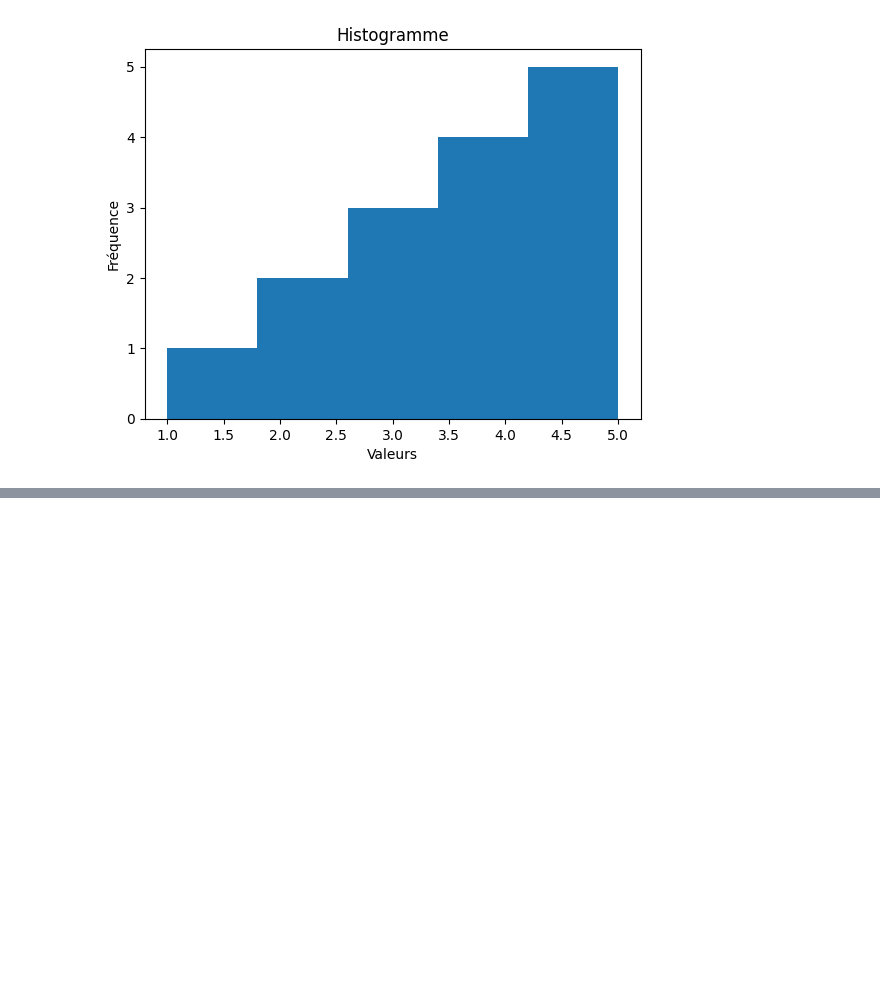
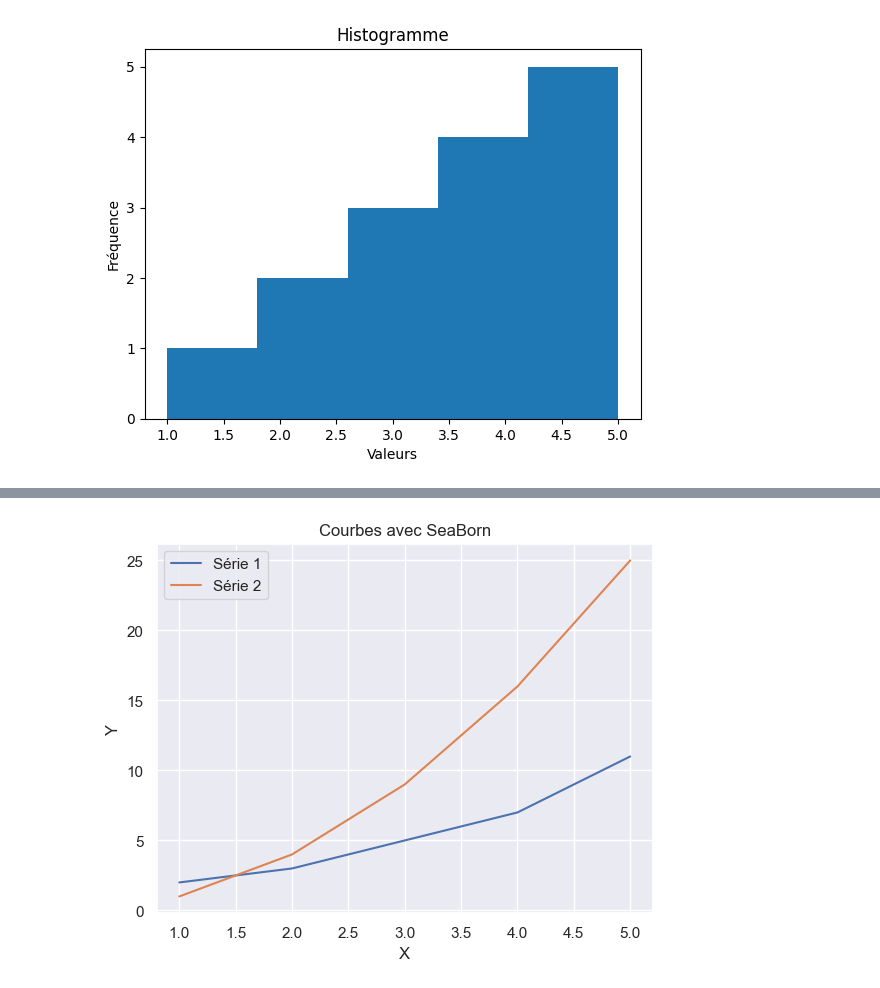
Before and after one commit to rohanfosse/CPIA1-info, a Jupyter notebook: content/03-python/code-matplotlib.ipynb, the cells around one changed output, grey strips where cells are left out. Saved outputs shown, nothing was run; the diff lists cells and outputs as text; code cells hidden in the pictures; blank space fills up the shorter version.

```diff
--- a/content/03-python/code-matplotlib.ipynb
+++ b/content/03-python/code-matplotlib.ipynb
@@ -44,0 +96,30 @@ plt.show()
+# %%
+import seaborn as sns
+
+sns.set_theme(style='darkgrid') # Utiliser un style de fond sombre
+
+# Données à afficher
+x = [1, 2, 3, 4, 5]
+
+y1 = [2, 3, 5, 7, 11]
+
+y2 = [1, 4, 9, 16, 25]
+
+# Créer un graphique de courbes avec SeaBorn
+
+sns.lineplot(x=x, y=y1, label='Série 1') # Série 1
+
+sns.lineplot(x=x, y=y2, label='Série 2') # Série 2
+
+# Ajouter des étiquettes aux axes
+plt.xlabel('X') # Étiquette de l'axe des abscisses
+
+plt.ylabel('Y') # Étiquette de l'axe des ordonnées
+
+# Ajouter un titre au graphique
+plt.title('Courbes avec SeaBorn')
+
+# Afficher le graphique
+plt.show()
+# %% [output]
+[figure, added]
```
Also changed, not shown: parts of 2 cells of this notebook, 6 other files.
